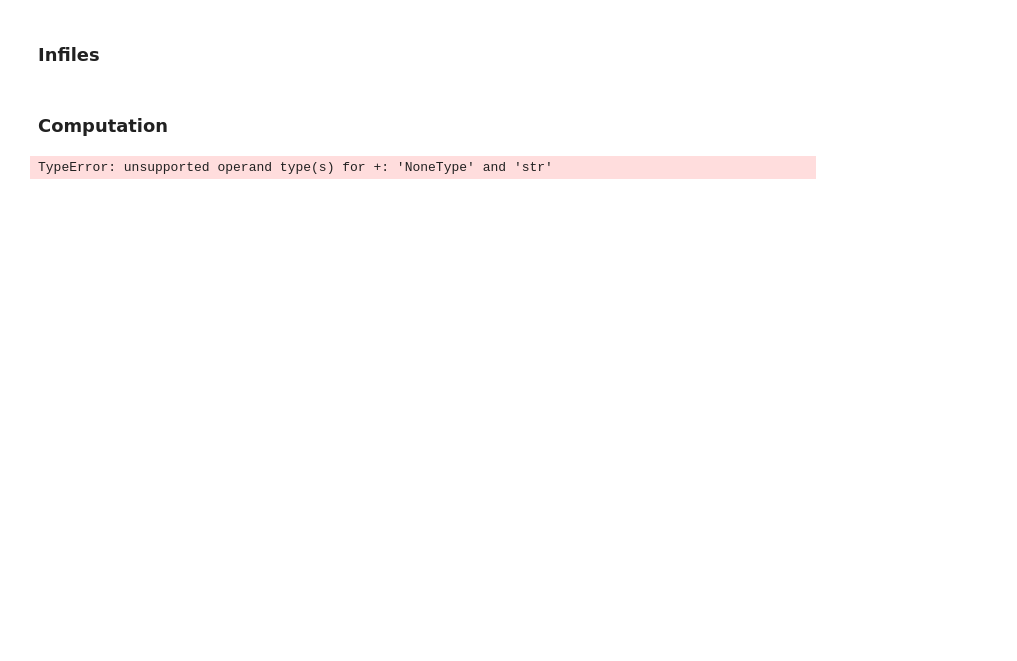
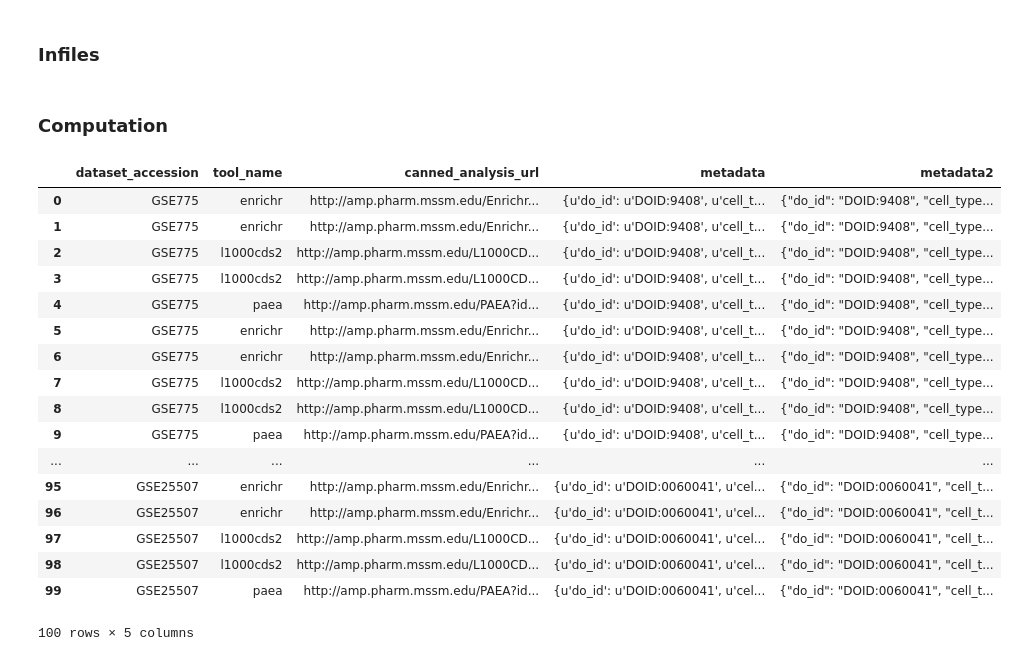
Before and after one commit to denis-torre/datasets2tools-canned-analyses, a Jupyter notebook: pipeline/notebooks/Development.ipynb, the cells around one changed output. Saved outputs shown, nothing was run; the diff lists cells and outputs as text; code cells hidden in the pictures; blank space fills up the shorter version.

Commit message:
Added descriptions to CREEDS canned analyses

```diff
--- a/pipeline/notebooks/Development.ipynb
+++ b/pipeline/notebooks/Development.ipynb
@@ -13,17 +11,52 @@ platformFile = 'f3-geo.dir/platform_annotations/GPL339-annotation.txt'
+# %%
+infiles = ['f1-creeds.dir/disease_signatures-v1.0/disease_signatures-v1.0-links.txt', 'f1-creeds.dir/disease_signatures-v1.0/disease_signatures-v1.0.csv']
 # %% [markdown]
 ### Computation
-# %%
-# Get response
-response = urllib2.urlopen(matrix_link)
-
-# Read file
-geoData = [x.strip() for x in gzip.GzipFile(fileobj=StringIO.StringIO(response.read())).readlines()]
-
-reload(P)
-if 'soft' in matrix_link:
-    clustergramDataframe = P.prepareSoftFile(geoData)
-elif 'matrix' in matrix_link:
-    clustergramDataframe = P.prepareSeriesMatrix(geoData, platformFile)
-clustergramDataframe.head()
-# %% [output]
-TypeError: unsupported operand type(s) for +: 'NoneType' and 'str'
+# %%
+# Split infiles
+linkFile, metadataFile = infiles
+
+# Read dataframes
+linkDataframe = pd.read_table(linkFile, index_col='creeds_id')
+metadataDataframe = pd.read_csv(metadataFile).rename(columns={'id': 'creeds_id'}).set_index('creeds_id', drop=False)
+
+# Process dataframes
+linkDataframe['tool'] = [x.split('-')[0] if '-' in x else x for x in linkDataframe['analysis']]
+linkDataframe['geneset'] = [x.split('-')[1]+'regulated' if 'enrichr-' in x else np.nan for x in linkDataframe['analysis']]
+linkDataframe['direction'] = [x.split('-')[1] if 'l1000cds2-' in x else np.nan for x in linkDataframe['analysis']]
+linkDataframe['top_genes'] = [str(500) if 'enrichr' in x else np.nan for x in linkDataframe['analysis']]
+metadataDataframe['ctrl_ids'] = [x.replace('|', ', ') for x in metadataDataframe['ctrl_ids']]
+metadataDataframe['pert_ids'] = [x.replace('|', ', ') for x in metadataDataframe['pert_ids']]
+
+# Merge metadata dataframe
+mergedDataframe = pd.merge(metadataDataframe, linkDataframe, left_index=True, right_index=True, how='inner')
+
+# Add metadata column
+mergedMetadataDataframe = mergedDataframe.drop(['geo_id', 'platform', 'version', 'link', 'analysis', 'tool'], axis=1)
+mergedDataframe['metadata'] = [dict(rowData.dropna()) for index, rowData in mergedMetadataDataframe.iterrows()]
+
+# Filter dataframe
+cannedAnalysisDataframe = mergedDataframe[['geo_id', 'tool', 'link', 'metadata']].reset_index(drop=True).rename(columns={'geo_id': 'dataset_accession', 'tool': 'tool_name', 'link': 'canned_analysis_url'})
+# %%
+reload(P)
+cannedAnalysisDataframe['metadata2'] = P.generateDescriptions(cannedAnalysisDataframe)
+cannedAnalysisDataframe.head(100)
+# %% [output]
+|  | dataset_accession | tool_name | canned_analysis_url | metadata | metadata2 |
+| 0 | GSE775 | enrichr | http://amp.pharm.mssm.edu/Enrichr... | {u'do_id': u'DOID:9408', u'cell_t... | {"do_id": "DOID:9408", "cell_type... |
+| 1 | GSE775 | enrichr | http://amp.pharm.mssm.edu/Enrichr... | {u'do_id': u'DOID:9408', u'cell_t... | {"do_id": "DOID:9408", "cell_type... |
+| 2 | GSE775 | l1000cds2 | http://amp.pharm.mssm.edu/L1000CD... | {u'do_id': u'DOID:9408', u'cell_t... | {"do_id": "DOID:9408", "cell_type... |
+| 3 | GSE775 | l1000cds2 | http://amp.pharm.mssm.edu/L1000CD... | {u'do_id': u'DOID:9408', u'cell_t... | {"do_id": "DOID:9408", "cell_type... |
+| 4 | GSE775 | paea | http://amp.pharm.mssm.edu/PAEA?id... | {u'do_id': u'DOID:9408', u'cell_t... | {"do_id": "DOID:9408", "cell_type... |
+| 5 | GSE775 | enrichr | http://amp.pharm.mssm.edu/Enrichr... | {u'do_id': u'DOID:9408', u'cell_t... | {"do_id": "DOID:9408", "cell_type... |
+| 6 | GSE775 | enrichr | http://amp.pharm.mssm.edu/Enrichr... | {u'do_id': u'DOID:9408', u'cell_t... | {"do_id": "DOID:9408", "cell_type... |
+| 7 | GSE775 | l1000cds2 | http://amp.pharm.mssm.edu/L1000CD... | {u'do_id': u'DOID:9408', u'cell_t... | {"do_id": "DOID:9408", "cell_type... |
+| 8 | GSE775 | l1000cds2 | http://amp.pharm.mssm.edu/L1000CD... | {u'do_id': u'DOID:9408', u'cell_t... | {"do_id": "DOID:9408", "cell_type... |
+| 9 | GSE775 | paea | http://amp.pharm.mssm.edu/PAEA?id... | {u'do_id': u'DOID:9408', u'cell_t... | {"do_id": "DOID:9408", "cell_type... |
+| ... | ... | ... | ... | ... | ... |
+| 95 | GSE25507 | enrichr | http://amp.pharm.mssm.edu/Enrichr... | {u'do_id': u'DOID:0060041', u'cel... | {"do_id": "DOID:0060041", "cell_t... |
+| 96 | GSE25507 | enrichr | http://amp.pharm.mssm.edu/Enrichr... | {u'do_id': u'DOID:0060041', u'cel... | {"do_id": "DOID:0060041", "cell_t... |
+| 97 | GSE25507 | l1000cds2 | http://amp.pharm.mssm.edu/L1000CD... | {u'do_id': u'DOID:0060041', u'cel... | {"do_id": "DOID:0060041", "cell_t... |
+| 98 | GSE25507 | l1000cds2 | http://amp.pharm.mssm.edu/L1000CD... | {u'do_id': u'DOID:0060041', u'cel... | {"do_id": "DOID:0060041", "cell_t... |
+| 99 | GSE25507 | paea | http://amp.pharm.mssm.edu/PAEA?id... | {u'do_id': u'DOID:0060041', u'cel... | {"do_id": "DOID:0060041", "cell_t... |
+100 rows × 5 columns
```
Also changed, not shown: parts of 6 cells of this notebook, 2 other files.
